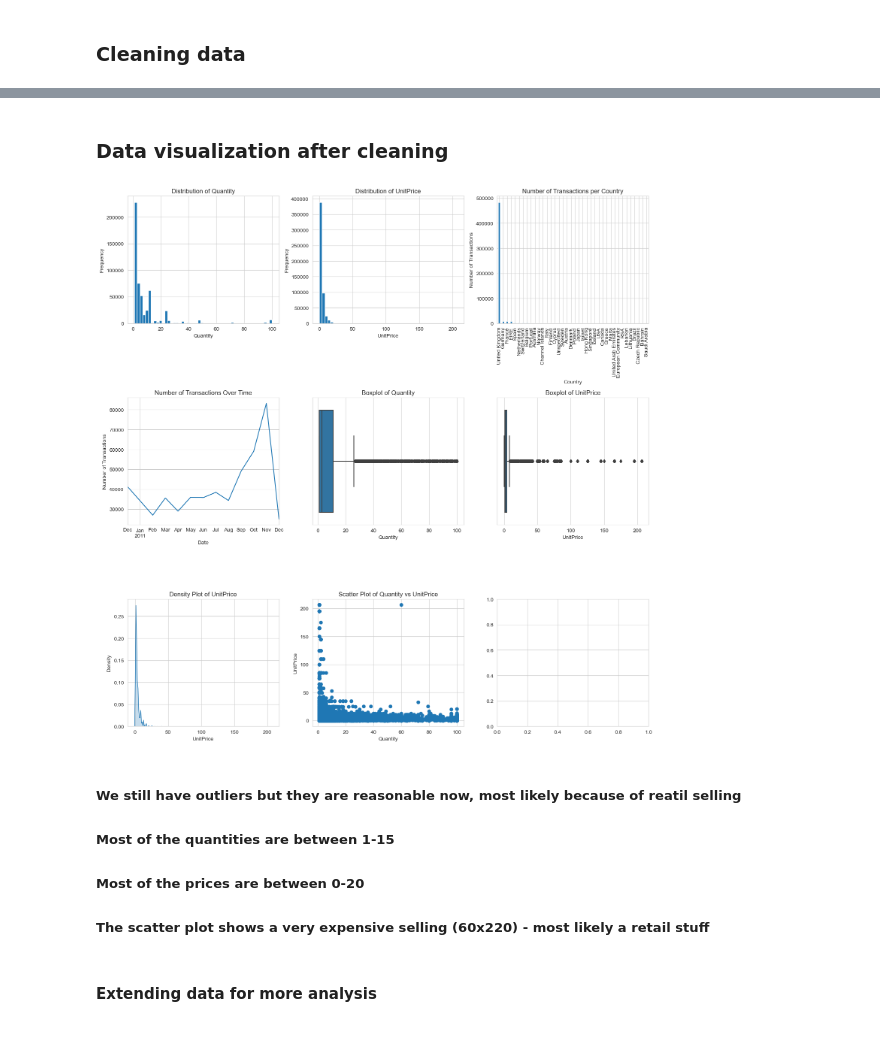
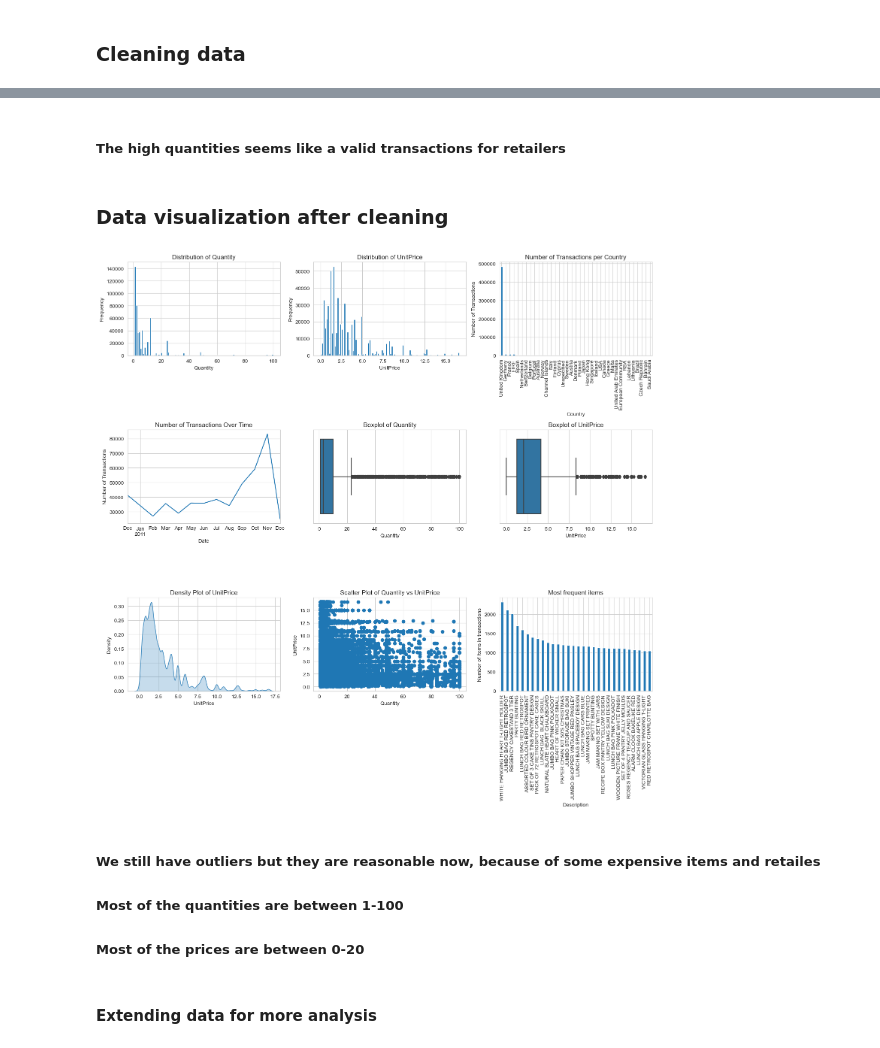
Before and after one commit to alaaodeh95/DMA1, a Jupyter notebook: Data Analysis.ipynb, the cells around one changed output, grey strips where cells are left out. Saved outputs shown, nothing was run; the diff lists cells and outputs as text; code cells hidden in the pictures.

```diff
--- a/Data Analysis.ipynb
+++ b/Data Analysis.ipynb
@@ -184,17 +279,0 @@ Name: Description, Length: 3920, dtype: int64
-# %%
-# Filter out rows where Description is not missing
-non_missing_descriptions = df.dropna(subset=['Description'])
-
-# Create a dictionary mapping StockCode to Description
-stockcode_description_mapping = non_missing_descriptions.drop_duplicates(subset='StockCode').set_index('StockCode')['Description'].to_dict()
-
-# Fill missing descriptions in the original dataset
-df['Description'] = df.apply(
-    lambda row: stockcode_description_mapping[row['StockCode']] if pd.isna(row['Description']) and row['StockCode'] in stockcode_description_mapping else row['Description'],
-    axis=1
-)
-
-# Dropping 'POSTAGE' products since it's irrelevant
-df = df[~df['Description'].isin(['POSTAGE','DOTCOM POSTAGE'])]
-
-df.isna().sum()
@@ -210,0 +350,2 @@ dtype: int64
+# %%
+df = df[df['Quantity'] <= 5000]
@@ -210,0 +368,3 @@ dtype: int64
+# %%
+# Filter out records with StockCode equal to 'DOT'
+df = df[df['StockCode'] != 'DOT']
@@ -210,0 +392,3 @@ dtype: int64
+# %%
+# Filter out records with StockCode equal to 'AMAZONFEE'
+df = df[df['StockCode'] != 'AMAZONFEE']
@@ -211,14 +415,15 @@ dtype: int64
+# %% [markdown]
+##### The high quantities seems like a valid transactions for retailers
 # %% [markdown]
 ### Data visualization after cleaning
 # %%
-data_visualization(df)
+data_visualization(df, 0.99, 100)
 # %% [output]
-[figure, old version]
+[figure, new version]
 # %% [markdown]
-##### We still have outliers but they are reasonable now, most likely because of reatil selling
-##### Most of the quantities are between 1-15
+##### We still have outliers but they are reasonable now, because of some expensive items and retailes
+##### Most of the quantities are between 1-100
 ##### Most of the prices are between 0-20
-##### The scatter plot shows a very expensive selling (60x220) - most likely a retail stuff
 # %% [markdown]
 #### Extending data for more analysis
 # %%
```
Also changed, not shown: parts of 49 cells of this notebook, 6 other files.
